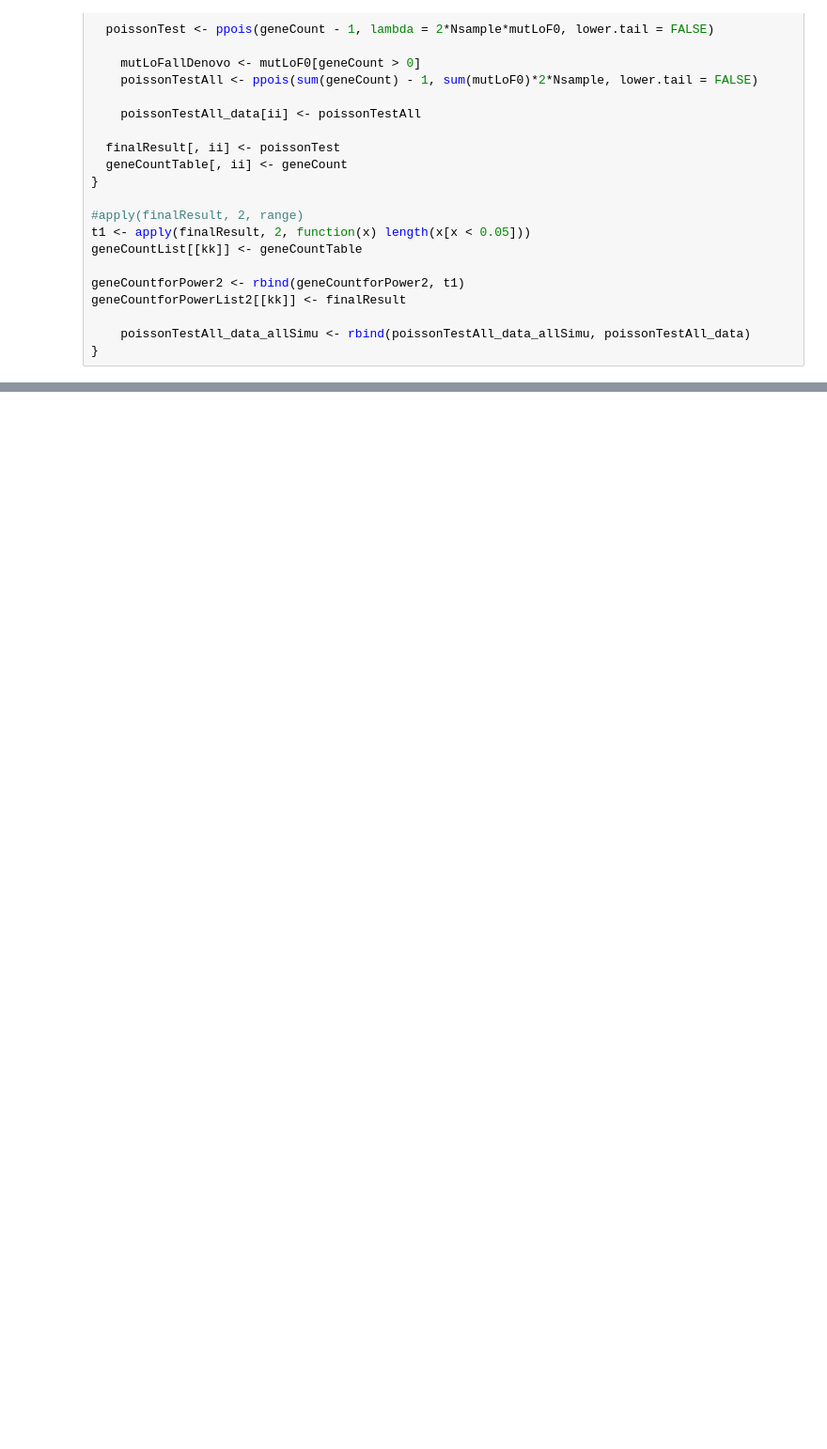
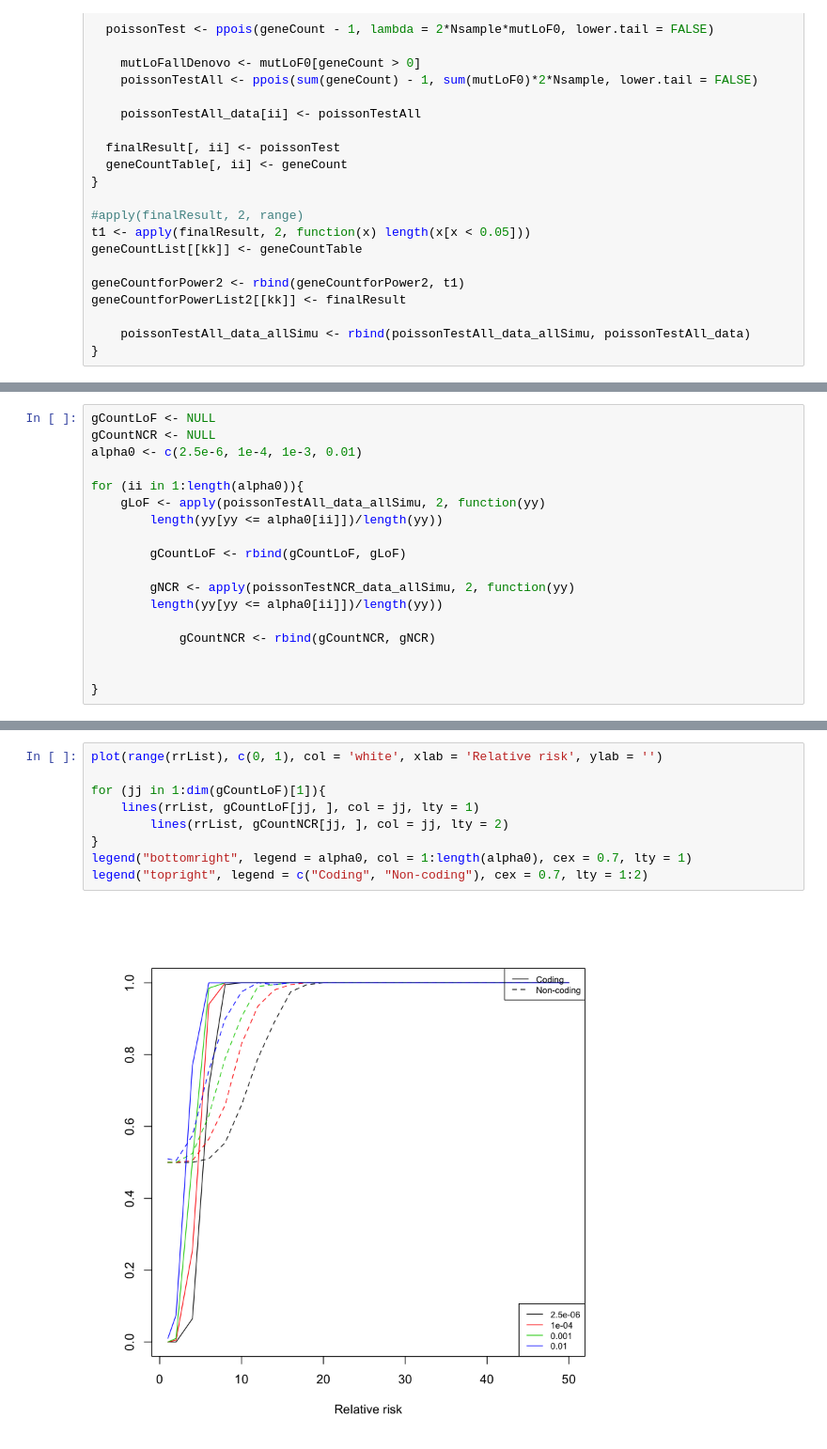
Before and after one commit to hoangtn/extTADA, a Jupyter notebook: test_count_genes_using_only_poisson_test.ipynb, the cells around one changed output, grey strips where cells are left out. Shown at 94% size. Cells and saved outputs as stored; diff of their text form; blank space fills up the shorter version.

```diff
--- a/test_count_genes_using_only_poisson_test.ipynb
+++ b/test_count_genes_using_only_poisson_test.ipynb
@@ -495,0 +686,18 @@ apply(poissonTestAll_data_allSimu, 2, median)
+# %%
+gCountLoF <- NULL
+gCountNCR <- NULL
+alpha0 <- c(2.5e-6, 1e-4, 1e-3, 0.01)
+
+for (ii in 1:length(alpha0)){
+    gLoF <- apply(poissonTestAll_data_allSimu, 2, function(yy)
+        length(yy[yy <= alpha0[ii]])/length(yy))
+
+        gCountLoF <- rbind(gCountLoF, gLoF)
+
+        gNCR <- apply(poissonTestNCR_data_allSimu, 2, function(yy)
+        length(yy[yy <= alpha0[ii]])/length(yy))
+
+            gCountNCR <- rbind(gCountNCR, gNCR)
+
+
+}
@@ -495,0 +716,11 @@ apply(poissonTestAll_data_allSimu, 2, median)
+# %%
+plot(range(rrList), c(0, 1), col = 'white', xlab = 'Relative risk', ylab = '')
+
+for (jj in 1:dim(gCountLoF)[1]){
+    lines(rrList, gCountLoF[jj, ], col = jj, lty = 1)
+        lines(rrList, gCountNCR[jj, ], col = jj, lty = 2)
+}
+legend("bottomright", legend = alpha0, col = 1:length(alpha0), cex = 0.7, lty = 1)
+legend("topright", legend = c("Coding", "Non-coding"), cex = 0.7, lty = 1:2)
+# %% [output]
+[figure, added]
```
Also changed, not shown: parts of 21 cells of this notebook.
